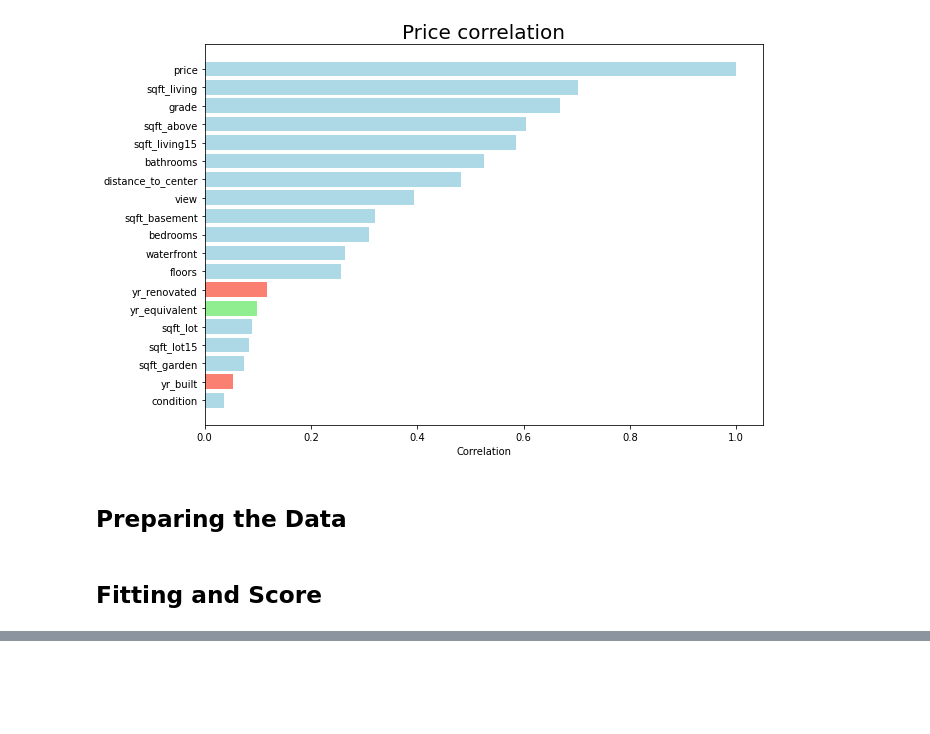
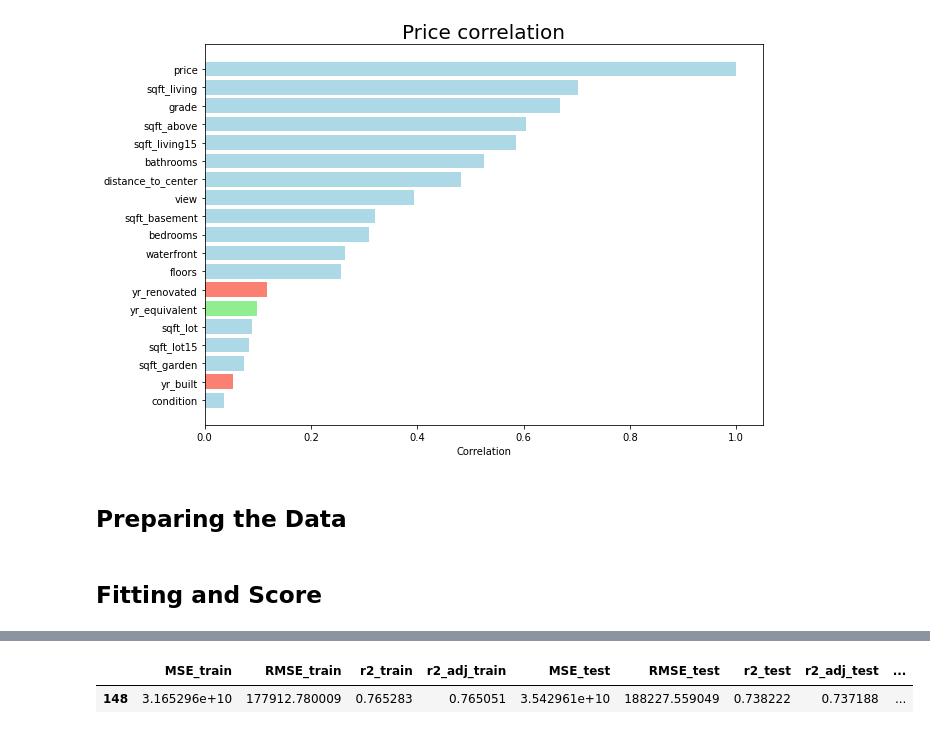
Before and after one commit to PerezCorrea/EDA_House_Prices, a Jupyter notebook: EDA_Housing_prices.ipynb, the cells around one changed output, grey strips where cells are left out. Drawn from its saved outputs; the diff is of its cells as text; code cells hidden in the pictures; blank space fills up the shorter version.

```diff
--- a/EDA_Housing_prices.ipynb
+++ b/EDA_Housing_prices.ipynb
@@ -369,0 +379,41 @@ LinearRegression()
+# %%
+df_scores = pd.DataFrame(columns = ["MSE_train", "RMSE_train", "r2_train", "r2_adj_train","MSE_test", "RMSE_test", "r2_test", "r2_adj_test", "num_variables"])
+count = 1
+
+for i in range(1,housing_prepared.shape[1] + 1):
+
+    for j in range(10):
+
+        index = np.sort(np.random.choice(range(housing_prepared.shape[1]), replace = False , size = i))
+
+        lin_reg.fit(housing_prepared[:,index],labels)
+
+        housing_predictions = lin_reg.predict(housing_prepared[:,index])
+        lin_mse = mean_squared_error(labels, housing_predictions)
+        lin_rmse = np.sqrt(lin_mse)
+        lin_r2 = r2_score(labels, housing_predictions)
+        lin_r2_adj = 1-(1-lin_r2)*((len(housing_prepared[:,index])-1)/(len(housing_prepared[:,index])-len(housing_prepared[0])-1))
+
+        housing_predictions2 = lin_reg.predict(housing_prepared2[:,index])
+        lin_mse2 = mean_squared_error(labels2, housing_predictions2)
+        lin_rmse2 = np.sqrt(lin_mse2)
+        lin_r22 = r2_score(labels2, housing_predictions2)
+        lin_r2_adj2 = 1-(1-lin_r22)*((len(housing_prepared2[:,index])-1)/(len(housing_prepared2[:,index])-len(housing_prepared2[0])-1))
+
+        index_str = ["%.0f" % number for number in index]
+        variables = ", ".join(index_str)
+
+        model_i = pd.DataFrame( {"MSE_train" : lin_mse,
+                                 "RMSE_train": lin_rmse,
+                                 "r2_train" : lin_r2,
+                                 "r2_adj_train" : lin_r2_adj,
+                                 "MSE_test" : lin_mse2,
+                                 "RMSE_test" : lin_rmse2,
+                                 "r2_test" : lin_r22,
+                                 "r2_adj_test" :lin_r2_adj2,
+                                 "variables" : variables,
+                                 "num_variables" : i},
+                               index = [count])
+
+        count += 1
+        df_scores = pd.concat([df_scores, model_i])
@@ -370,3 +451,8 @@ LinearRegression()
+# %%
+df_scores[df_scores["RMSE_test"] == df_scores["RMSE_test"].min()]
+# %% [output]
+|  | MSE_train | RMSE_train | r2_train | r2_adj_train | MSE_test | RMSE_test | r2_test | r2_adj_test | ... |
+| 148 | 3.165296e+10 | 177912.780009 | 0.765283 | 0.765051 | 3.542961e+10 | 188227.559049 | 0.738222 | 0.737188 | ... |
 # %%
 coef = lin_reg.coef_
 
```
Also changed, not shown: parts of 10 cells of this notebook, 2 other files.
